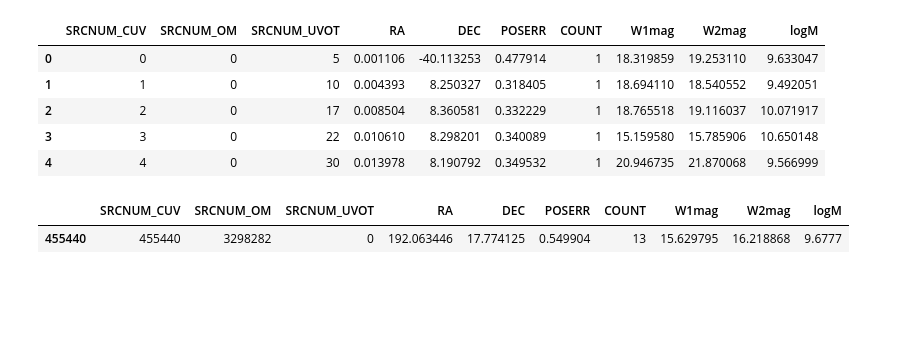
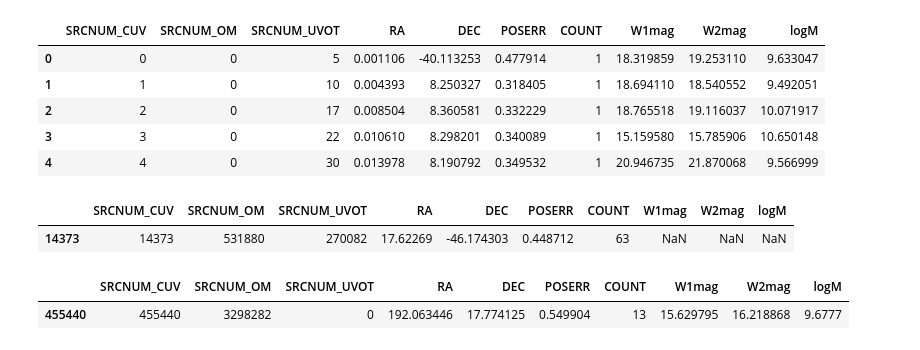
Before and after one commit to JulienValteau/TFM_TDE_Detection, a Jupyter notebook: UV_database_creation_pipeline/5-create_aggregated_catalogue.ipynb, the cells around one changed output. Cells and saved outputs as stored; diff of their text form; code cells hidden in the pictures; blank space fills up the shorter version.

```diff
--- a/UV_database_creation_pipeline/5-create_aggregated_catalogue.ipynb
+++ b/UV_database_creation_pipeline/5-create_aggregated_catalogue.ipynb
@@ -17,6 +17,11 @@ df_sources.head()
 | 2 | 2 | 0 | 17 | 0.008504 | 8.360581 | 0.332229 | 1 | 18.765518 | 19.116037 | 10.071917 |
 | 3 | 3 | 0 | 22 | 0.010610 | 8.298201 | 0.340089 | 1 | 15.159580 | 15.785906 | 10.650148 |
 | 4 | 4 | 0 | 30 | 0.013978 | 8.190792 | 0.349532 | 1 | 20.946735 | 21.870068 | 9.566999 |
+# %%
+df_sources[df_sources['SRCNUM_UVOT']== 270082]
+# %% [output]
+|  | SRCNUM_CUV | SRCNUM_OM | SRCNUM_UVOT | RA | DEC | POSERR | COUNT | W1mag | W2mag | logM |
+| 14373 | 14373 | 531880 | 270082 | 17.62269 | -46.174303 | 0.448712 | 63 | NaN | NaN | NaN |
 # %%
 df_sources[df_sources['SRCNUM_OM']== 3298282]
 # %% [output]
```
Also changed, not shown: 7 other files.
